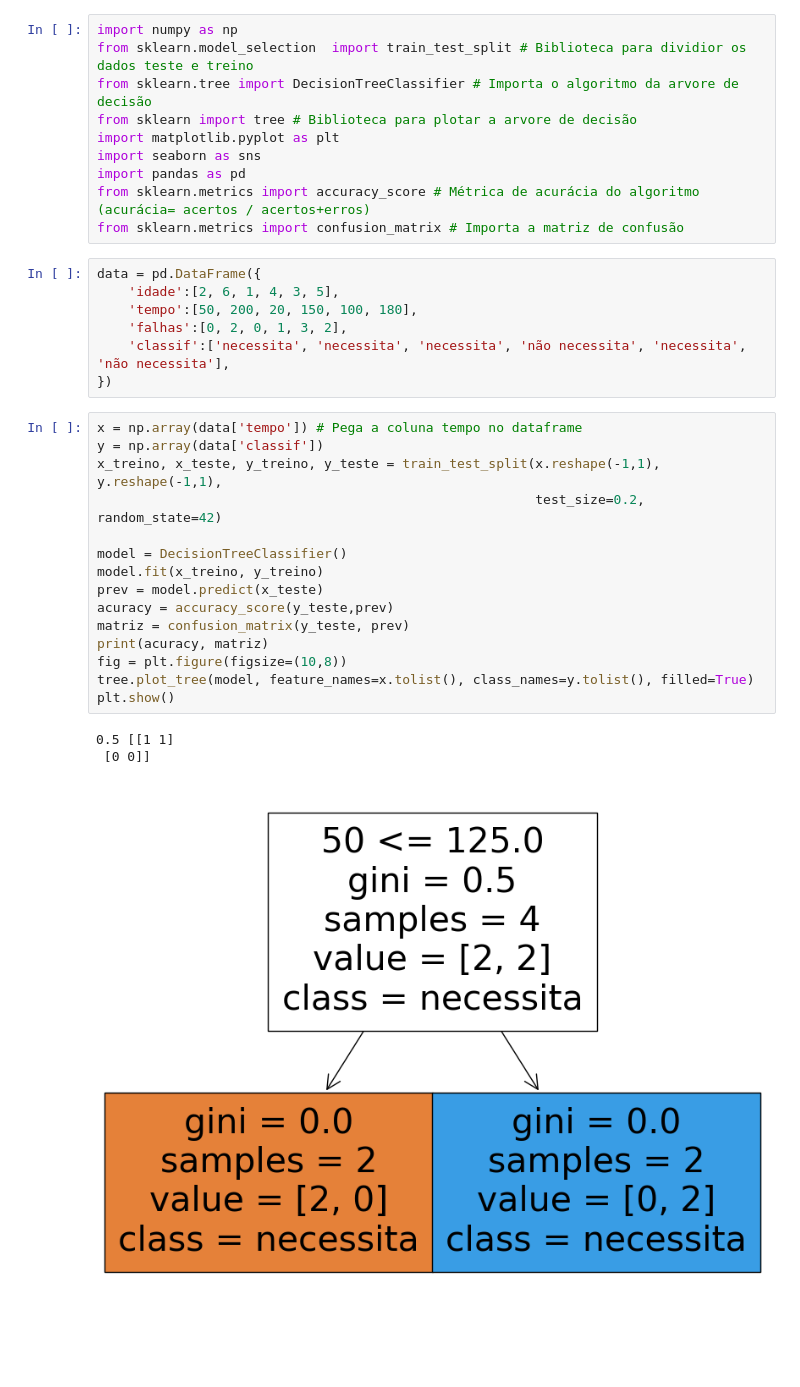
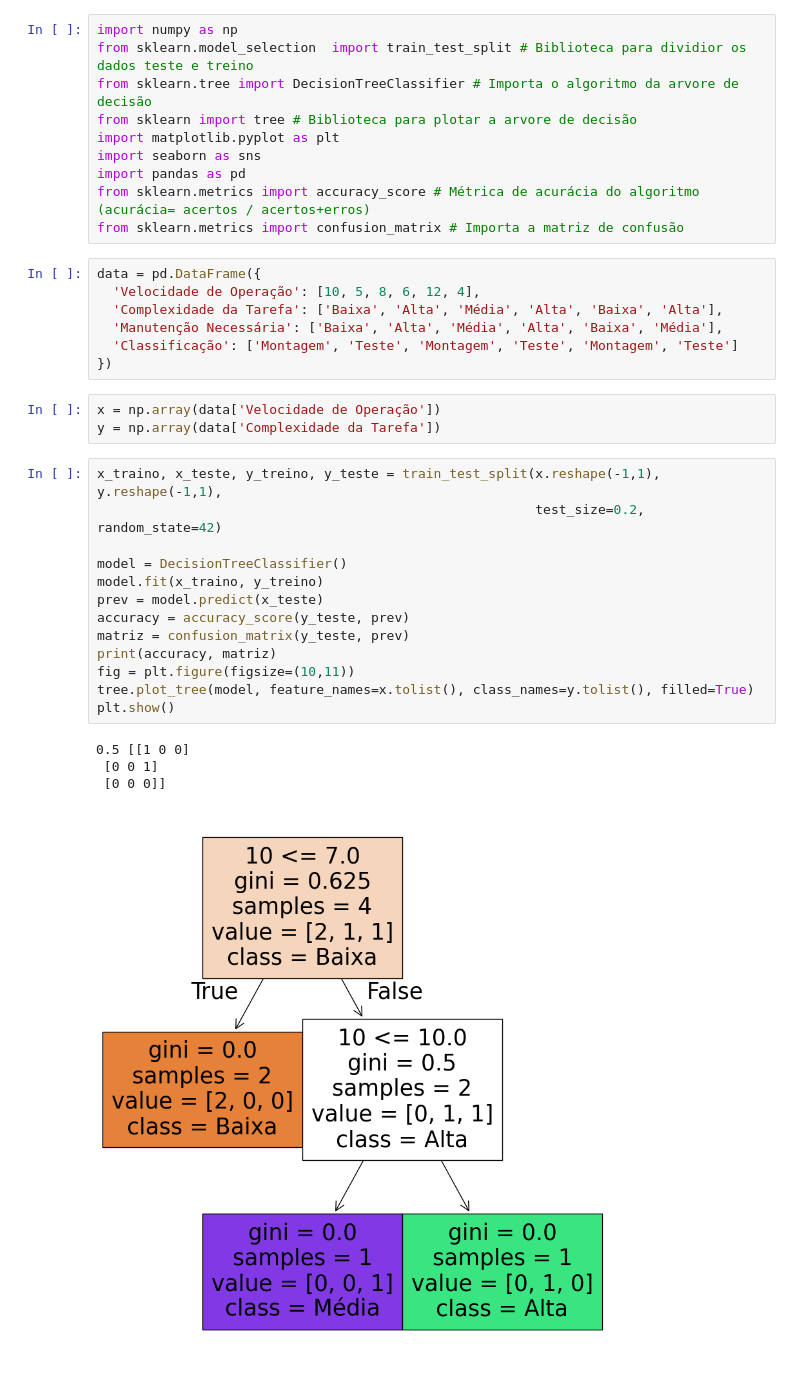
Before and after one commit to LuizEduardoBS/IABD_Inteligencia_Artificial_E_Big_Data, a Jupyter notebook: Aula_6/Exercicios/exercicio_1.ipynb, the cells around one changed output. Cells and saved outputs as stored; diff of their text form; blank space fills up the shorter version.

```diff
--- a/Aula_6/Exercicios/exercicio_1.ipynb
+++ b/Aula_6/Exercicios/exercicio_1.ipynb
@@ -8,29 +8,31 @@ import seaborn as sns
 import pandas as pd
 from sklearn.metrics import accuracy_score # Métrica de acurácia do algoritmo (acurácia= acertos / acertos+erros)
 from sklearn.metrics import confusion_matrix # Importa a matriz de confusão
-# %%
-data = pd.DataFrame({
-    'idade':[2, 6, 1, 4, 3, 5],
-    'tempo':[50, 200, 20, 150, 100, 180],
-    'falhas':[0, 2, 0, 1, 3, 2],
-    'classif':['necessita', 'necessita', 'necessita', 'não necessita', 'necessita', 'não necessita'],
-})
+# %%
+data = pd.DataFrame({
+  'Velocidade de Operação': [10, 5, 8, 6, 12, 4],
+  'Complexidade da Tarefa': ['Baixa', 'Alta', 'Média', 'Alta', 'Baixa', 'Alta'],
+  'Manutenção Necessária': ['Baixa', 'Alta', 'Média', 'Alta', 'Baixa', 'Média'],
+  'Classificação': ['Montagem', 'Teste', 'Montagem', 'Teste', 'Montagem', 'Teste']
+})
+# %%
+x = np.array(data['Velocidade de Operação'])
+y = np.array(data['Complexidade da Tarefa'])
 # %%
-x = np.array(data['tempo']) # Pega a coluna tempo no dataframe
-y = np.array(data['classif'])
-x_treino, x_teste, y_treino, y_teste = train_test_split(x.reshape(-1,1), y.reshape(-1,1),
+x_traino, x_teste, y_treino, y_teste = train_test_split(x.reshape(-1,1), y.reshape(-1,1),
                                                         test_size=0.2, random_state=42)
 
 model = DecisionTreeClassifier()
-model.fit(x_treino, y_treino)
+model.fit(x_traino, y_treino)
 prev = model.predict(x_teste)
-acuracy = accuracy_score(y_teste,prev)
+accuracy = accuracy_score(y_teste, prev)
 matriz = confusion_matrix(y_teste, prev)
-print(acuracy, matriz)
-fig = plt.figure(figsize=(10,8))
+print(accuracy, matriz)
+fig = plt.figure(figsize=(10,11))
 tree.plot_tree(model, feature_names=x.tolist(), class_names=y.tolist(), filled=True)
 plt.show()
 # %% [output]
-0.5 [[1 1]
- [0 0]]
+0.5 [[1 0 0]
+ [0 0 1]
+ [0 0 0]]
-[figure, old version]
+[figure, new version]
```
